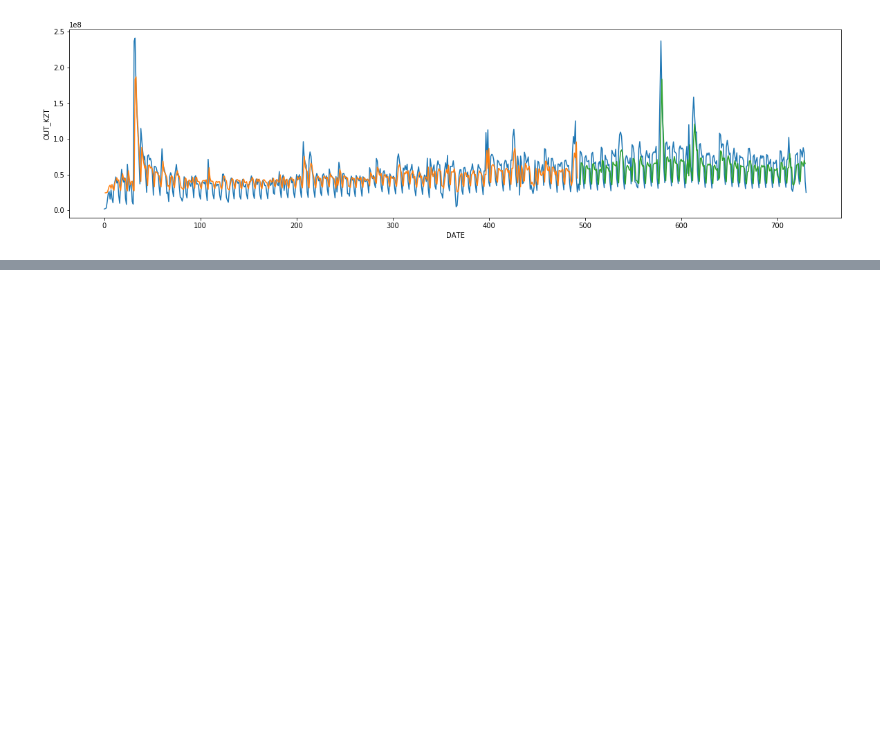
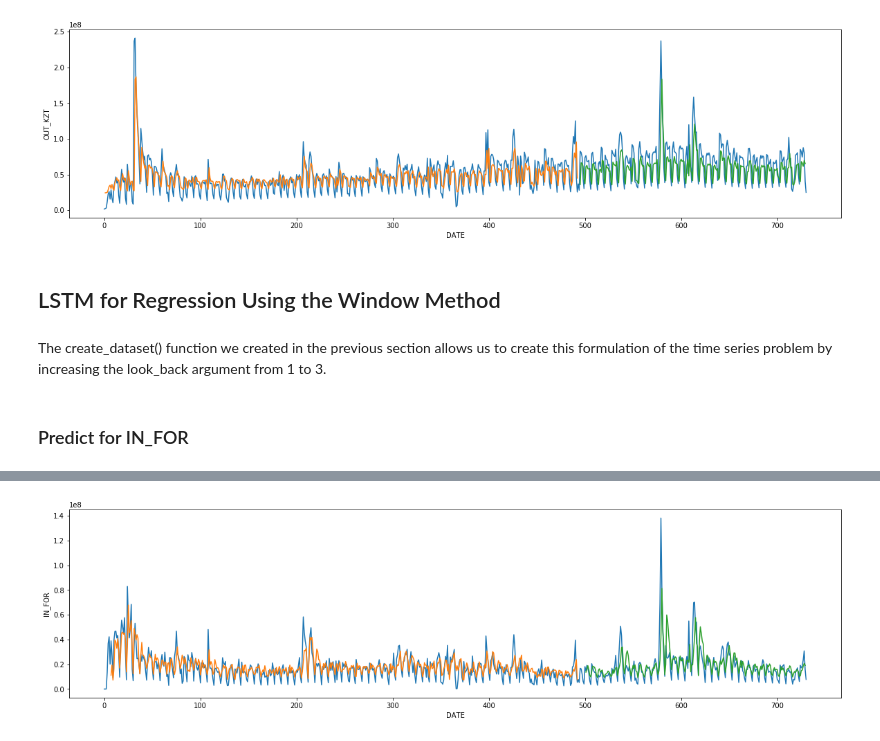
Before and after one commit to EldanGS/Data_Science, a Jupyter notebook: Yessenov Data Lab/Week 7/Project/NN models/Project, time series regression RNN for Kaspi.ipynb, the cells around one changed output, grey strips where cells are left out. Drawn from its saved outputs; the diff is of its cells as text; code cells hidden in the pictures; blank space fills up the shorter version.

```diff
--- a/Yessenov Data Lab/Week 7/Project/NN models/Laboratory work, time series regression RNN for Kaspi.ipynb
+++ b/Yessenov Data Lab/Week 7/Project/NN models/Project, time series regression RNN for Kaspi.ipynb
@@ -528,3 +528,7 @@ plt.ylabel('OUT_KZT')
 plt.show()
 # %% [output]
 [figure]
+# %% [markdown]
+## LSTM for Regression Using the Window Method
+# %% [markdown]
+The create_dataset() function we created in the previous section allows us to create this formulation of the time series problem by increasing the look_back argument from 1 to 3.
@@ -530,0 +538,73 @@ plt.show()
+# %% [markdown]
+### Predict for IN_FOR
+# %%
+dataset_in_for = data['IN_FOR'].values
+
+dataset_in_for = dataset_in_for.reshape(731, 1)
+
+dataset_in_for.shape
+
+# normalize the dataset
+scaler = MinMaxScaler(feature_range=(0, 1))
+dataset_in_for = scaler.fit_transform(dataset_in_for)
+
+# split into train and test sets
+train_size = int(len(dataset_in_for) * 0.6768)
+test_size = len(dataset_in_for) - train_size
+train, test = dataset_in_for[0:train_size,:], dataset_in_for[train_size:len(dataset_in_for),:]
+print(len(train), len(test))
+
+# convert an array of values into a dataset matrix
+def create_dataset(dataset, look_back = 1):
+    dataX, dataY = [], []
+    for i in range(len(dataset) - look_back - 1):
+        a = dataset[i : (i + look_back), 0]
+        dataX.append(a)
+        dataY.append(dataset[i + look_back, 0])
+    return np.array(dataX), np.array(dataY)
+
+print(create_dataset(dataset_in_for))
+
+# reshape into X=t and Y=t+1
+look_back = 7
+trainX, trainY = create_dataset(train, look_back)
+testX, testY = create_dataset(test, look_back)
+
+# reshape input to be [samples, time steps, features]
+trainX = np.reshape(trainX, (trainX.shape[0], 1, trainX.shape[1]))
+testX = np.reshape(testX, (testX.shape[0], 1, testX.shape[1]))
+
+### create and fit the LSTM network
+
+model = Sequential()
+model.add(LSTM(4, input_shape=(1, look_back)))
+model.add(Dense(1))
+model.compile(loss='mean_squared_error', optimizer='adam')
+model.fit(trainX, trainY, epochs=55, batch_size=1, verbose=2)
+
+### make predictions
+trainPredict = model.predict(trainX)
+testPredict = model.predict(testX)
+
+# invert predictions
+trainPredict = scaler.inverse_transform(trainPredict)
+trainY = scaler.inverse_transform([trainY])
+testPredict = scaler.inverse_transform(testPredict)
+testY = scaler.inverse_transform([testY])
+
+# calculate root mean squared error
+trainScore = math.sqrt(mean_squared_error(trainY[0], trainPredict[:,0]))
+print('Train Score: %.2f RMSE' % (trainScore))
+testScore = math.sqrt(mean_squared_error(testY[0], testPredict[:,0]))
+print('Test Score: %.2f RMSE' % (testScore))
+
+# shift train predictions for plotting
+trainPredictPlot = np.empty_like(dataset_in_for)
+trainPredictPlot[:, :] = np.nan
+trainPredictPlot[look_back:len(trainPredict)+look_back, :] = trainPredict
+
+# shift test predictions for plotting
+testPredictPlot = np.empty_like(dataset_in_for)
+testPredictPlot[:, :] = np.nan
+testPredictPlot[len(trainPredict)+(look_back*2)+1:len(dataset_in_for)-1, :] = testPredict
+# %% [output]
@@ -530,0 +628 @@ plt.show()
+[figure, added]
```
Also changed, not shown: parts of 12 cells of this notebook, 12 other files.
